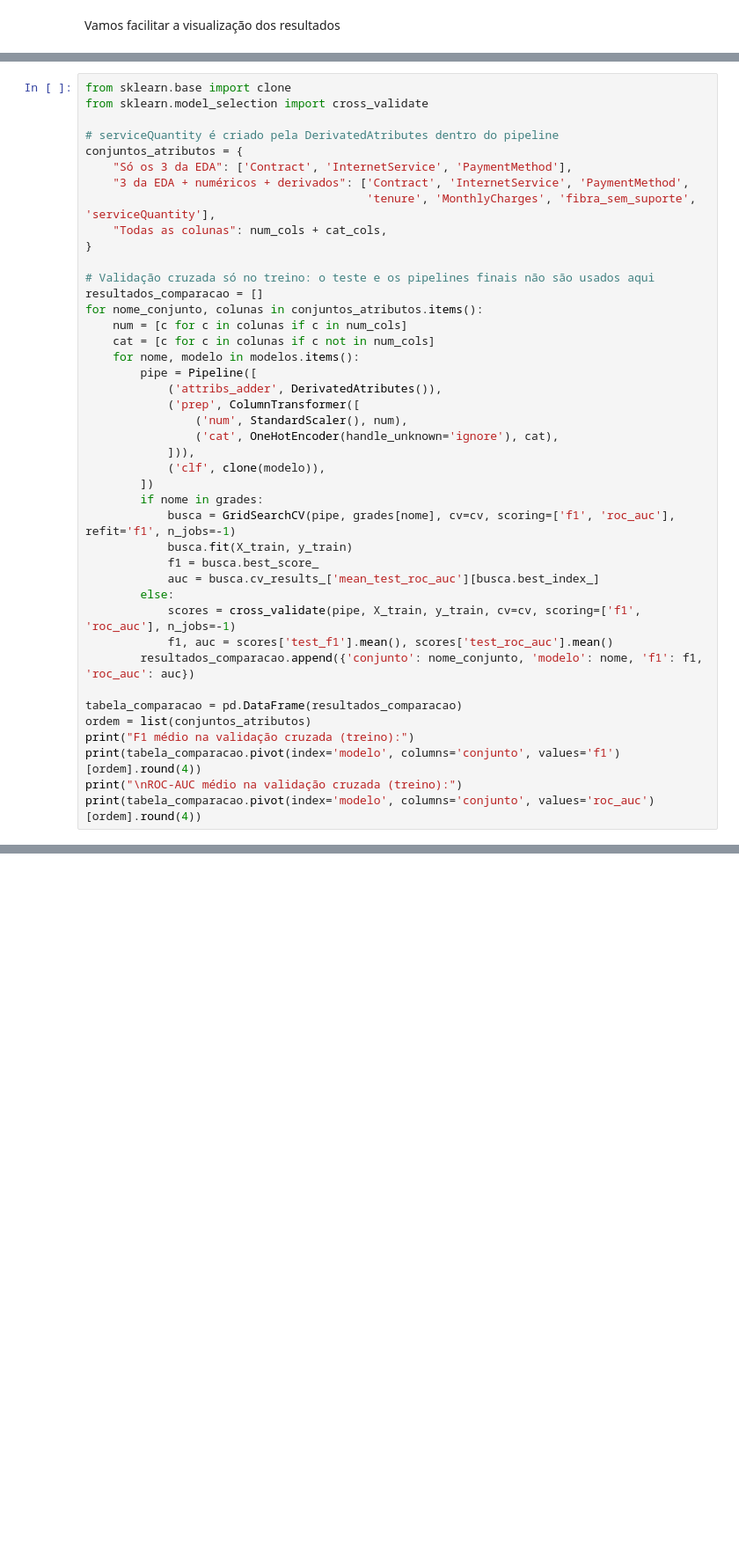
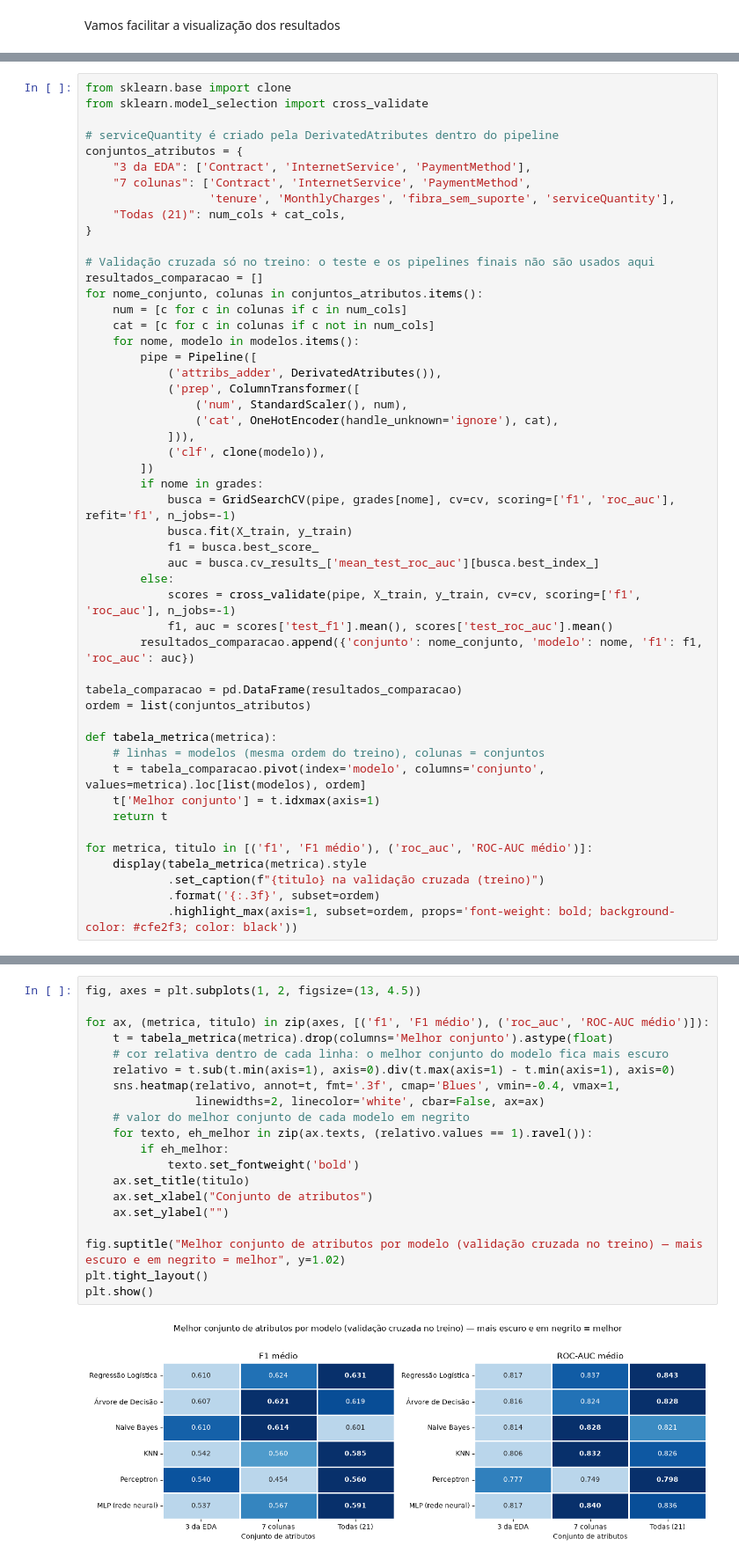
Before and after one commit to Lucas-O-S/Modelos_Classificat-rios_IA_N2, a Jupyter notebook: Telco_Customer_Churn.ipynb, the cells around one changed output, grey strips where cells are left out. Shown at 88% size. Cells and saved outputs as stored; diff of their text form; blank space fills up the shorter version.

```diff
--- a/Telco_Customer_Churn.ipynb
+++ b/Telco_Customer_Churn.ipynb
@@ -697,10 +699,10 @@ from sklearn.model_selection import cross_validate
 
 # serviceQuantity é criado pela DerivatedAtributes dentro do pipeline
 conjuntos_atributos = {
-    "Só os 3 da EDA": ['Contract', 'InternetService', 'PaymentMethod'],
-    "3 da EDA + numéricos + derivados": ['Contract', 'InternetService', 'PaymentMethod',
-                                         'tenure', 'MonthlyCharges', 'fibra_sem_suporte', 'serviceQuantity'],
-    "Todas as colunas": num_cols + cat_cols,
+    "3 da EDA": ['Contract', 'InternetService', 'PaymentMethod'],
+    "7 colunas": ['Contract', 'InternetService', 'PaymentMethod',
+                  'tenure', 'MonthlyCharges', 'fibra_sem_suporte', 'serviceQuantity'],
+    "Todas (21)": num_cols + cat_cols,
 }
 
 # Validação cruzada só no treino: o teste e os pipelines finais não são usados aqui
@@ -729,8 +731,16 @@ for nome_conjunto, colunas in conjuntos_atributos.items():
 
 tabela_comparacao = pd.DataFrame(resultados_comparacao)
 ordem = list(conjuntos_atributos)
-print("F1 médio na validação cruzada (treino):")
-print(tabela_comparacao.pivot(index='modelo', columns='conjunto', values='f1')[ordem].round(4))
-print("\nROC-AUC médio na validação cruzada (treino):")
-print(tabela_comparacao.pivot(index='modelo', columns='conjunto', values='roc_auc')[ordem].round(4))
+
+def tabela_metrica(metrica):
+    # linhas = modelos (mesma ordem do treino), colunas = conjuntos
+    t = tabela_comparacao.pivot(index='modelo', columns='conjunto', values=metrica).loc[list(modelos), ordem]
+    t['Melhor conjunto'] = t.idxmax(axis=1)
+    return t
+
+for metrica, titulo in [('f1', 'F1 médio'), ('roc_auc', 'ROC-AUC médio')]:
+    display(tabela_metrica(metrica).style
+            .set_caption(f"{titulo} na validação cruzada (treino)")
+            .format('{:.3f}', subset=ordem)
+            .highlight_max(axis=1, subset=ordem, props='font-weight: bold; background-color: #cfe2f3; color: black'))
 # %% [output]
@@ -764 +765,23 @@ plt.show()
+# %%
+fig, axes = plt.subplots(1, 2, figsize=(13, 4.5))
+
+for ax, (metrica, titulo) in zip(axes, [('f1', 'F1 médio'), ('roc_auc', 'ROC-AUC médio')]):
+    t = tabela_metrica(metrica).drop(columns='Melhor conjunto').astype(float)
+    # cor relativa dentro de cada linha: o melhor conjunto do modelo fica mais escuro
+    relativo = t.sub(t.min(axis=1), axis=0).div(t.max(axis=1) - t.min(axis=1), axis=0)
+    sns.heatmap(relativo, annot=t, fmt='.3f', cmap='Blues', vmin=-0.4, vmax=1,
+                linewidths=2, linecolor='white', cbar=False, ax=ax)
+    # valor do melhor conjunto de cada modelo em negrito
+    for texto, eh_melhor in zip(ax.texts, (relativo.values == 1).ravel()):
+        if eh_melhor:
+            texto.set_fontweight('bold')
+    ax.set_title(titulo)
+    ax.set_xlabel("Conjunto de atributos")
+    ax.set_ylabel("")
+
+fig.suptitle("Melhor conjunto de atributos por modelo (validação cruzada no treino) — mais escuro e em negrito = melhor", y=1.02)
+plt.tight_layout()
+plt.show()
+# %% [output]
+[figure, added]
 # %% [markdown]
```
Also changed, not shown: parts of 4 cells of this notebook.
